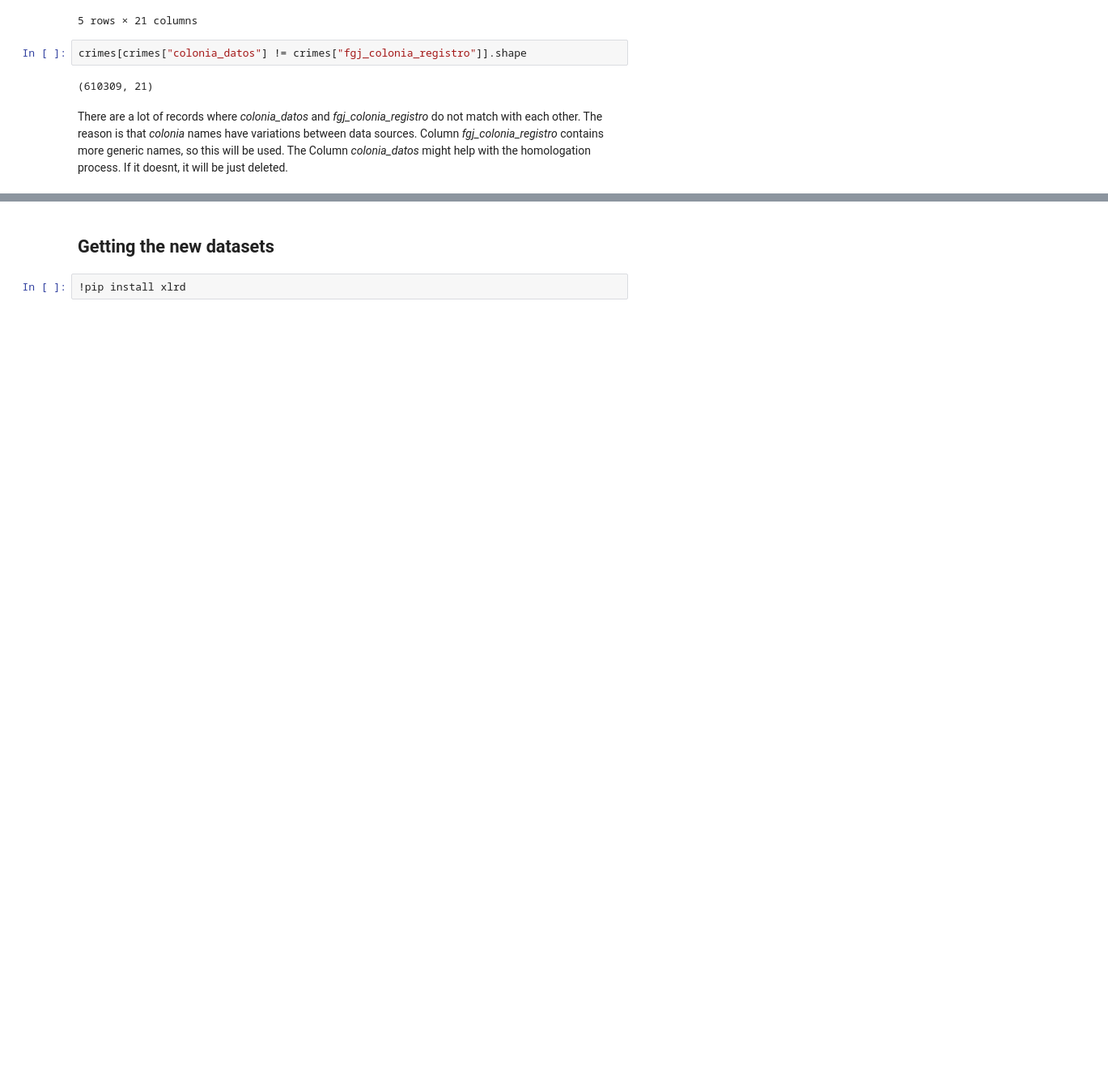
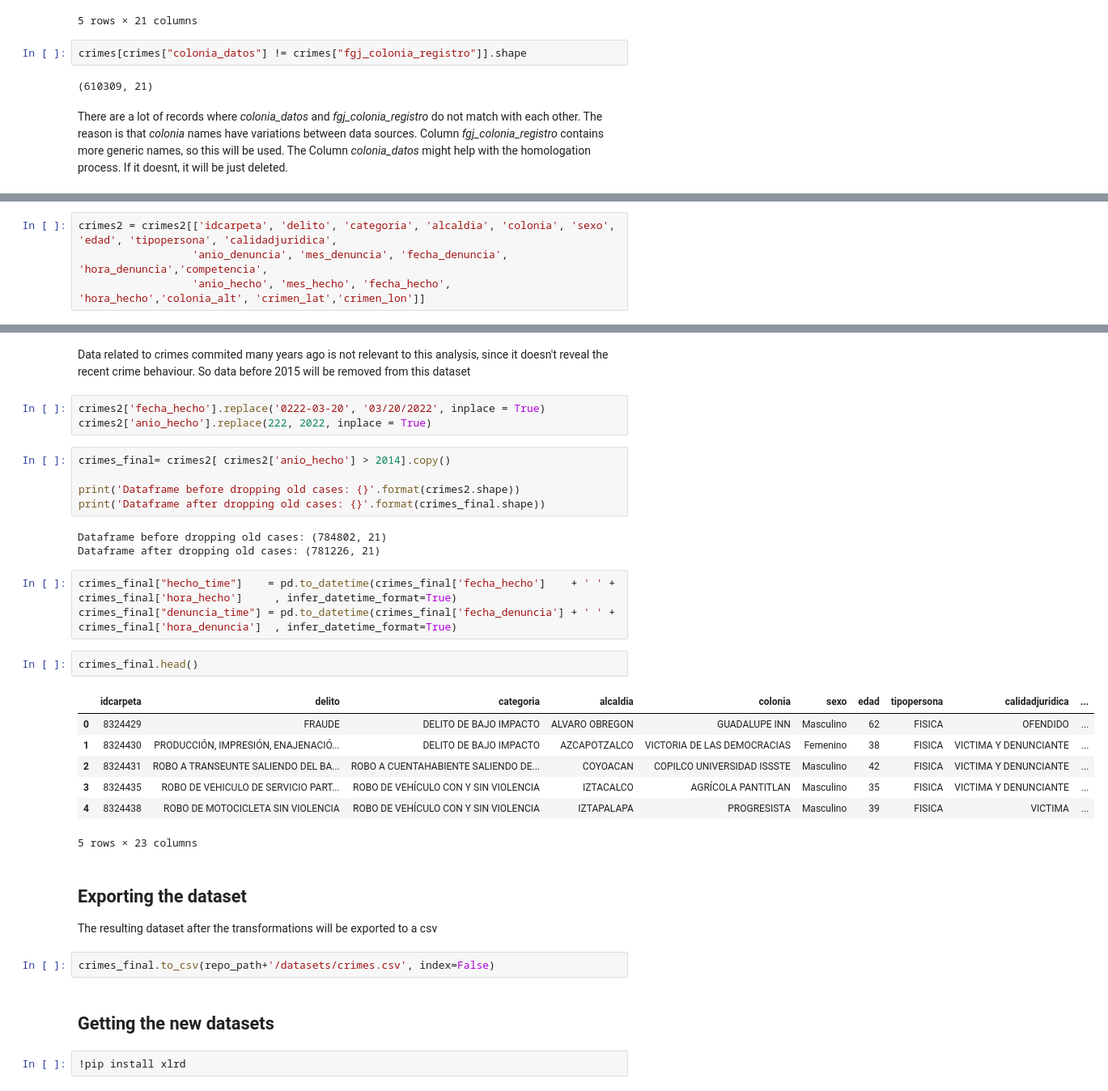
Before and after one commit to marcocasillas91/sdc-security, a Jupyter notebook: notebooks/1_first_datalake.ipynb, the cells around one changed output, grey strips where cells are left out. Shown at 81% size. Cells and saved outputs as stored; diff of their text form; blank space fills up the shorter version.

```diff
--- a/notebooks/1_first_datalake.ipynb
+++ b/notebooks/1_first_datalake.ipynb
@@ -146,0 +291,4 @@ crimes.to_csv(repo_path+'/datasets/crimes.csv', index=False)
+# %%
+crimes2 = crimes2[['idcarpeta', 'delito', 'categoria', 'alcaldia', 'colonia', 'sexo', 'edad', 'tipopersona', 'calidadjuridica',
+                  'anio_denuncia', 'mes_denuncia', 'fecha_denuncia', 'hora_denuncia','competencia',
+                  'anio_hecho', 'mes_hecho', 'fecha_hecho', 'hora_hecho','colonia_alt', 'crimen_lat','crimen_lon']]
@@ -147,3 +314,34 @@ crimes.to_csv(repo_path+'/datasets/crimes.csv', index=False)
+# %% [markdown]
+Data related to crimes commited many years ago is not relevant to this analysis, since it doesn't reveal the recent crime behaviour. So data before 2015 will be removed from this dataset
+# %%
+crimes2['fecha_hecho'].replace('0222-03-20', '03/20/2022', inplace = True)
+crimes2['anio_hecho'].replace(222, 2022, inplace = True)
+# %%
+crimes_final= crimes2[ crimes2['anio_hecho'] > 2014].copy()
+
+print('Dataframe before dropping old cases: {}'.format(crimes2.shape))
+print('Dataframe after dropping old cases: {}'.format(crimes_final.shape))
+# %% [output]
+Dataframe before dropping old cases: (784802, 21)
+Dataframe after dropping old cases: (781226, 21)
+# %%
+crimes_final["hecho_time"]    = pd.to_datetime(crimes_final['fecha_hecho']    + ' ' + crimes_final['hora_hecho']     , infer_datetime_format=True)
+crimes_final["denuncia_time"] = pd.to_datetime(crimes_final['fecha_denuncia'] + ' ' + crimes_final['hora_denuncia']  , infer_datetime_format=True)
+# %%
+crimes_final.head()
+# %% [output]
+|  | idcarpeta | delito | categoria | alcaldia | colonia | sexo | edad | tipopersona | calidadjuridica | ... |
+| 0 | 8324429 | FRAUDE | DELITO DE BAJO IMPACTO | ALVARO OBREGON | GUADALUPE INN | Masculino | 62 | FISICA | OFENDIDO | ... |
+| 1 | 8324430 | PRODUCCIÓN, IMPRESIÓN, ENAJENACIÓ... | DELITO DE BAJO IMPACTO | AZCAPOTZALCO | VICTORIA DE LAS DEMOCRACIAS | Femenino | 38 | FISICA | VICTIMA Y DENUNCIANTE | ... |
+| 2 | 8324431 | ROBO A TRANSEUNTE SALIENDO DEL BA... | ROBO A CUENTAHABIENTE SALIENDO DE... | COYOACAN | COPILCO UNIVERSIDAD ISSSTE | Masculino | 42 | FISICA | VICTIMA Y DENUNCIANTE | ... |
+| 3 | 8324435 | ROBO DE VEHICULO DE SERVICIO PART... | ROBO DE VEHÍCULO CON Y SIN VIOLENCIA | IZTACALCO | AGRÍCOLA PANTITLAN | Masculino | 35 | FISICA | VICTIMA Y DENUNCIANTE | ... |
+| 4 | 8324438 | ROBO DE MOTOCICLETA SIN VIOLENCIA | ROBO DE VEHÍCULO CON Y SIN VIOLENCIA | IZTAPALAPA | PROGRESISTA | Masculino | 39 | FISICA | VICTIMA | ... |
+5 rows × 23 columns
+# %% [markdown]
+## Exporting the dataset
+The resulting dataset after the transformations will be exported to a csv
+# %%
+crimes_final.to_csv(repo_path+'/datasets/crimes.csv', index=False)
 # %% [markdown]
 ## Getting the new datasets
 # %%
```
Also changed, not shown: parts of 42 cells of this notebook.
